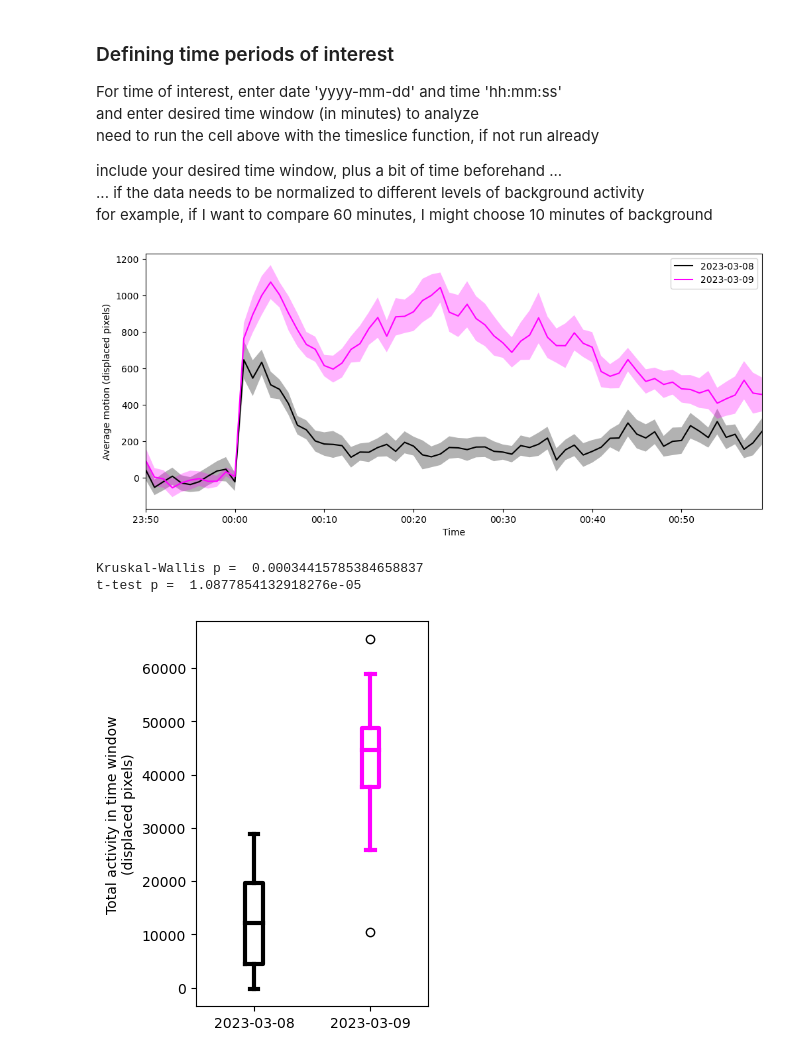
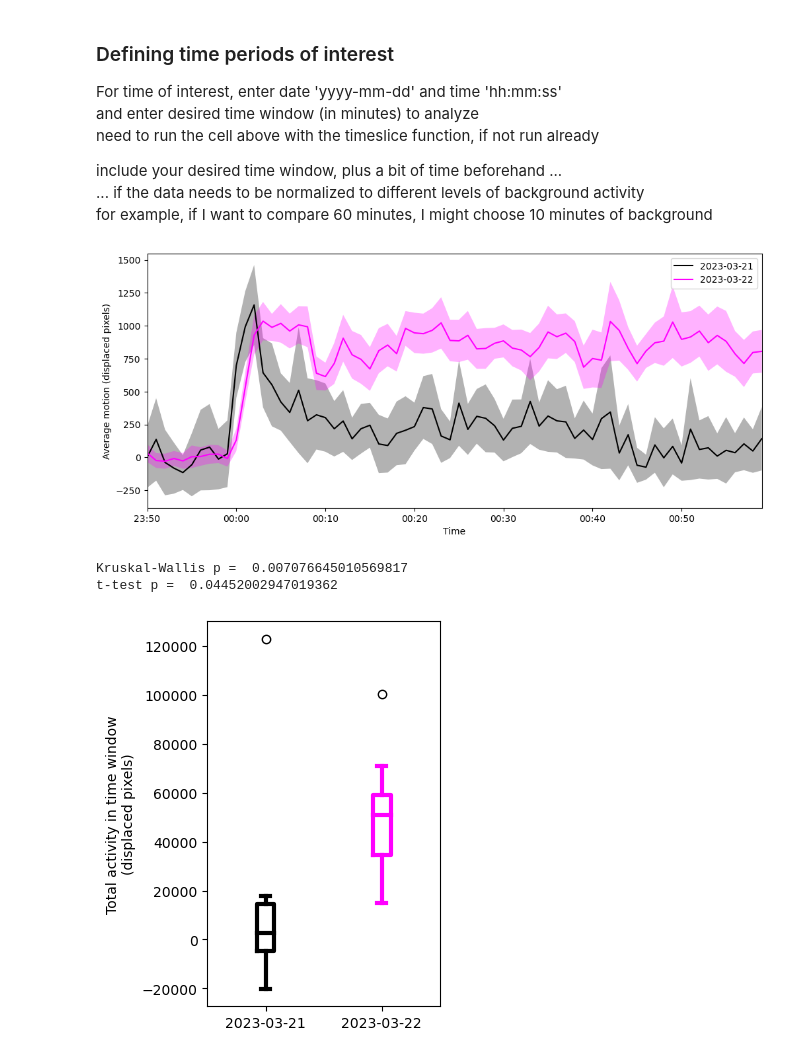
Before and after one commit to enwudz/pytracker, a Jupyter notebook: videotrack_analysis_daphnia.ipynb, the cells around one changed output. Cells and saved outputs as stored; diff of their text form; code cells hidden in the pictures.

Commit message:
examples of changing individuals

```diff
--- a/videotrack_analysis_daphnia.ipynb
+++ b/videotrack_analysis_daphnia.ipynb
@@ -103,8 +103,8 @@ df.head(3)
 # OR instead of loading raw data, and binning etc,
 # load the binned distance data that was already made from npy2csv
 individuals = [str(i) for i in np.arange(1,13)]
-df = pd.read_csv('distances_230310-132439_60.csv', names=individuals, header=None)
-t = np.genfromtxt('timeStamps_230310-132439_60.csv', dtype='str')
+df = pd.read_csv('distances_230323-140503_60.csv', names=individuals, header=None)
+t = np.genfromtxt('timeStamps_230323-140503_60.csv', dtype='str')
 tnums = [dates.datestr2num(x[0] + ' ' + x[1]) for x in t]
 df.insert(loc=0, column='time', value=tnums)
 
@@ -153,5 +153,7 @@ print(plateView)
 # %%
 # ribbon plot of average motion
+# individuals = ['1', '3', '5', '7', '9'] # specify individuals here if desired . . .
+individuals = ['1', '2', '3', '4', '5', '6', '8', '10', '11']
 from matplotlib.ticker import MaxNLocator
 def timeVdataRibbonPlot(ax,t,d,c, numticks=0): # axis, timeVec, data, color
 
@@ -230,7 +232,7 @@ def timeslice(df, startdate, starttime, duration):
 # for time of interest, enter date 'yyyy-mm-dd' and time 'hh:mm:ss'
 # and enter desired time window (in minutes)
 
-day = '2023-03-08'
+day = '2023-03-21'
 time = '23:00:00'
 duration = 540 # minutes ...
 
@@ -280,15 +282,16 @@ include your desired time window, plus a bit of time beforehand ... <br>
 for example, if I want to compare 60 minutes, I might choose 10 minutes of background <br>
 # %%
 ## set your time windows and colors here
+## if you encounter an error about dimensions, try changing the 'seconds' values in the times
 
 duration = 60 # in minutes
 buffer = 10 # background time before event ... set to zero if you do not want to normalize to background
 
-day1 = '2023-03-08'
-eventstart1 = '06:54:00'
+day1 = '2023-03-21'
+eventstart1 = '06:54:30'
 
-day2 = '2023-03-09' # can be same day as day1
-eventstart2 = '06:54:00'
+day2 = '2023-03-22' # can be same day as day1
+eventstart2 = '06:54:30'
 
 # can choose colors here
 day1color = 'black'
@@ -328,34 +331,34 @@ if buffer > 0:
     buffer1time = buffer1['time'].values
 
     background1 = np.mean(buffervals1)
     background2 = np.mean(buffervals2)
 
     normd1 = d1-background1
     normd2 = d2-background2
 
     d1 = np.vstack((buffervals1,d1))
     d2 = np.vstack((buffervals2,d2))
 
     d1 = d1-background1
     d2 = d2-background2
 
     timevec = np.concatenate((buffer1time, timevec))
 
 else:
     normd1 = d1
     normd2 = d2
 
 # define time vector
 timevec = timevec - starttime
 t = [dates.num2date(x) for x in timevec]
 
 f,a = plt.subplots(figsize=(plotwidth,plotheight))
 
 a = plotTwoTimeWindows(a, t, [d1,d2], [day1,day2], [day1color,day2color])
 
 plt.show()
 # %% [output]
-[figure, old version]
+[figure, new version]
 # %%
 # boxplot to compare activity in time window
 # can set plot size window here
@@ -402,6 +405,6 @@ _,p = stats.ttest_ind(activity1,activity2)
 print('t-test p = ',p)
 plt.show()
 # %% [output]
-Kruskal-Wallis p =  0.00034415785384658837
-t-test p =  1.0877854132918276e-05
+Kruskal-Wallis p =  0.007076645010569817
+t-test p =  0.04452002947019362
-[figure, old version]
+[figure, new version]
```
Also changed, not shown: parts of 7 cells of this notebook.
